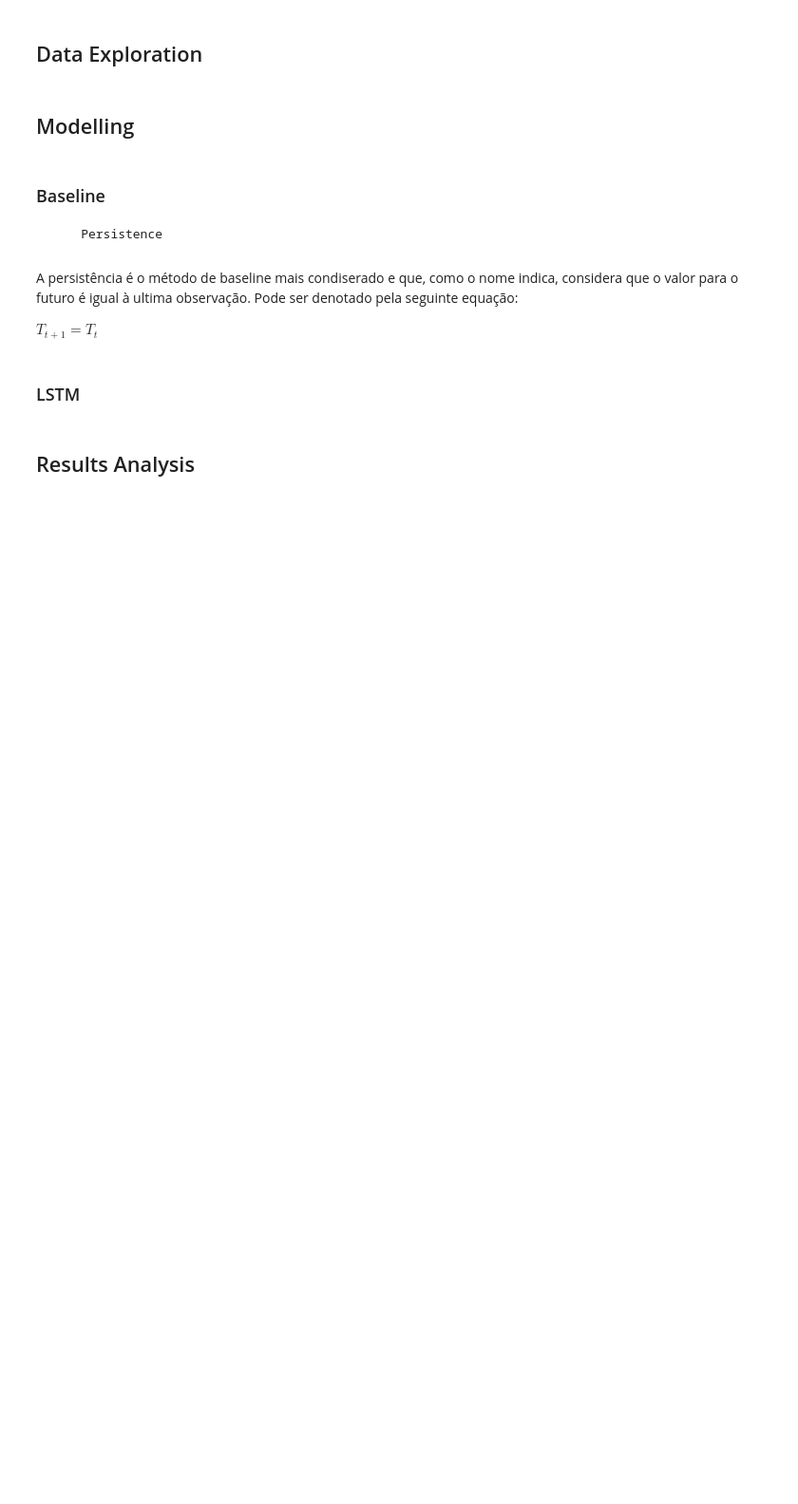
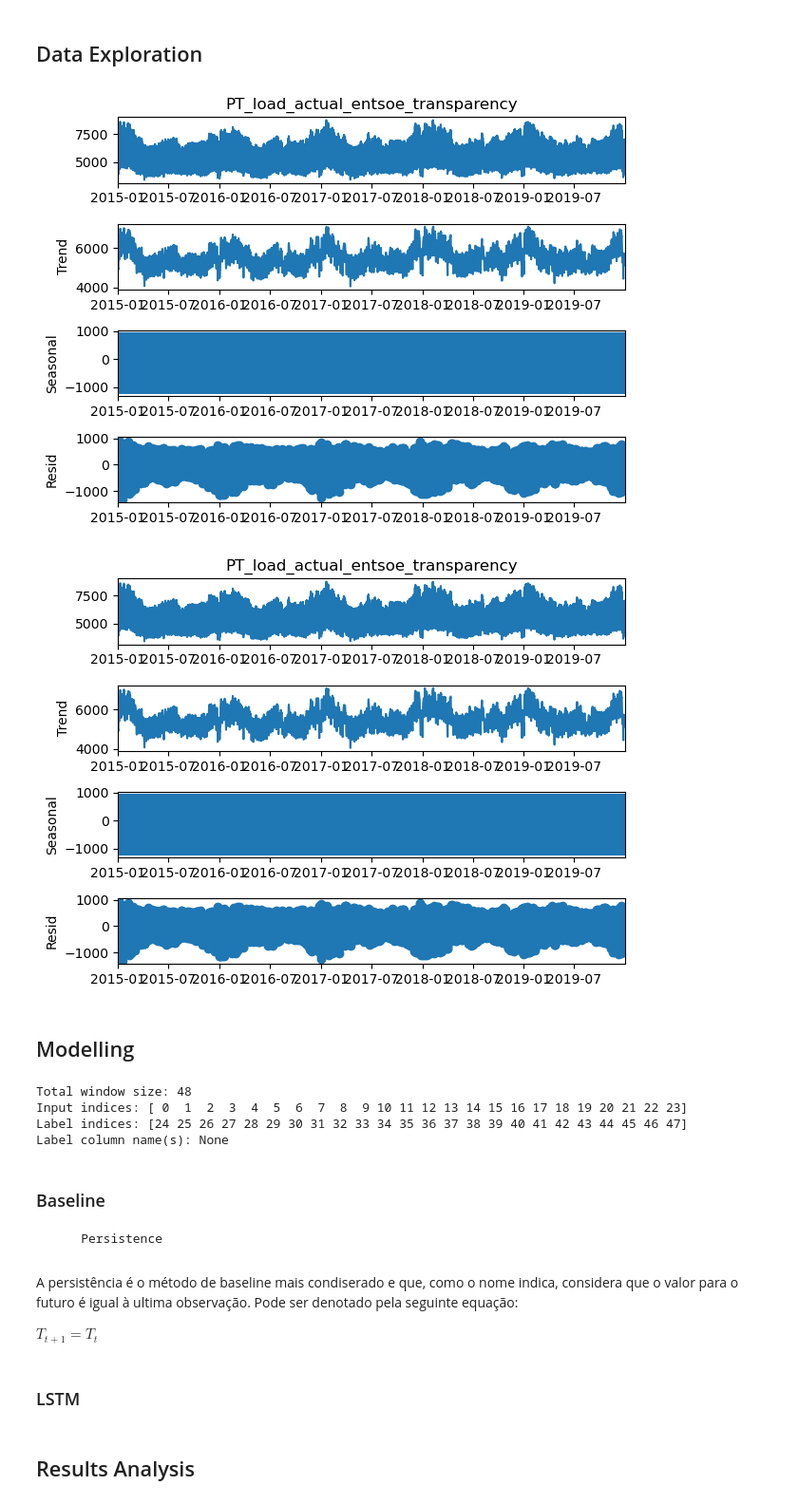
Before and after one commit to TuskenRaiderrJCS/DLNN_Group_Project, a Jupyter notebook: DLNN.ipynb, the cells around one changed output. Shown: that part at 95% size. Cells and saved outputs as stored; diff of their text form; code cells hidden in the pictures; blank space fills up the shorter version.

```diff
--- a/DLNN.ipynb
+++ b/DLNN.ipynb
@@ -176,5 +213,20 @@ X_train, y_train, X_val, y_val = load_data(hourly_energy_consumption, hourly_tem
 # %% [markdown]
 ## Data Exploration
+# %%
+# Para tentar "completar" esta secção podemos fazer uns plots bónitos dos perfis de consumo e temperatura e radiação
+# Podemos também decompor estas em perfis sazonais, diários, semanais, mensais, etc.
+# AKA Timeseries decomposition através da statsmodel
+# - Seasonal
+# - Autocorrelation function (acf)
+# - Partial Autocorrelation function (PACF)
+# refs & exemplos - https://neptune.ai/blog/select-model-for-time-series-prediction-task
+
+from statsmodels.tsa.seasonal import seasonal_decompose
+result = seasonal_decompose(df['PT_load_actual_entsoe_transparency'])
+result.plot()
+# %% [output]
+[figure, added]
+[figure, added]
 # %% [markdown]
 ## Modelling
 # %%
@@ -195,3 +285,15 @@ X[:, :, 2] = hourly_radiation
+# %%
+out_steps = 24
+multi_window = WindowGenerator(input_width=24,
+                               label_width=out_steps,
+                               shift=out_steps)
+
+multi_window
+# %% [output]
+Total window size: 48
+Input indices: [ 0  1  2  3  4  5  6  7  8  9 10 11 12 13 14 15 16 17 18 19 20 21 22 23]
+Label indices: [24 25 26 27 28 29 30 31 32 33 34 35 36 37 38 39 40 41 42 43 44 45 46 47]
+Label column name(s): None
 # %% [markdown]
 ### Baseline
         Persistence
```
Also changed, not shown: parts of 15 cells of this notebook.
